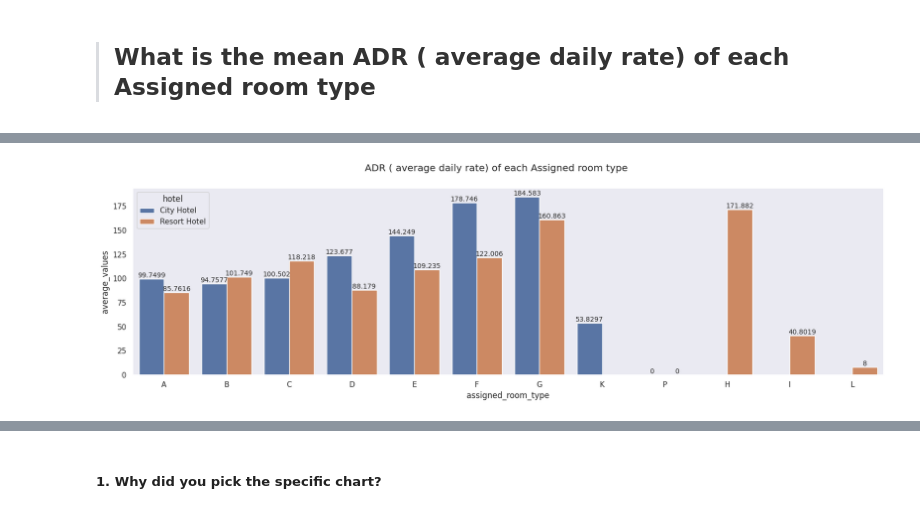
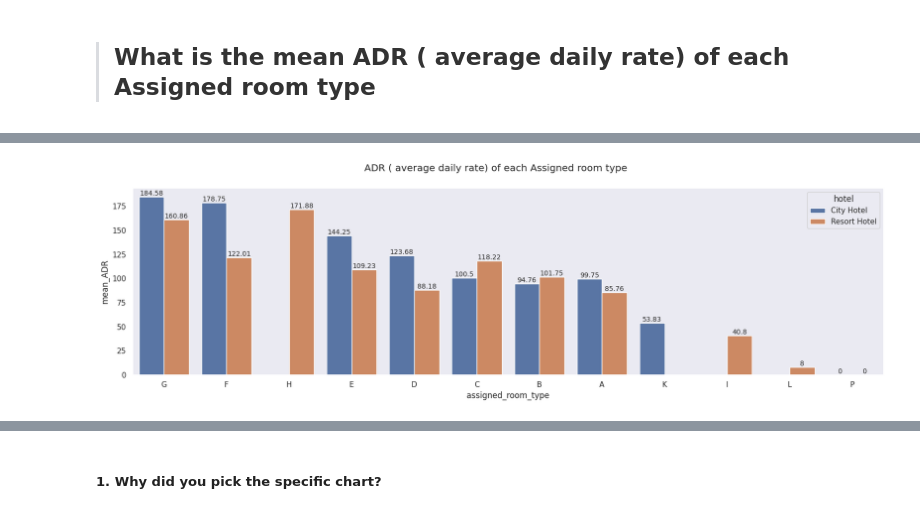
Before and after one commit to Bhushan0097/01.-CAPSTONE-PROJECT----Hotel-Bookings.csv, a Jupyter notebook: 01_Capstone_Project_EDA_HotelBooking.ipynb, the cells around one changed output, grey strips where cells are left out. Saved outputs shown, nothing was run; the diff lists cells and outputs as text; code cells hidden in the pictures.

```diff
--- a/01_Capstone_Project_EDA_HotelBooking.ipynb
+++ b/01_Capstone_Project_EDA_HotelBooking.ipynb
@@ -1036,7 +1050,7 @@ y = year_count[year_count['Year_Cycle'] == 'Year 2015- 16'].head(1)
 # %%
 def calc_percentage(a,b):
   val = ((a -b)  *100/ b)
-  val = '{:.2f}'.format(val)
+  val = round(val/2)
   return val
 # %%
 if x['Count'].item() >  y['Count'].item() :
@@ -1997,6 +2251,6 @@ Answer Here
 
 >  <h2> <b> <font color ="#333">  What is the mean ADR ( average daily rate) of  each Assigned room type </div> </b>
 # %%
-group_ADR = hotel_data2.groupby(['hotel','assigned_room_type'])['adr'].mean().reset_index(name="average_values")
-group_ADR
+group_ADR = hotel_data2.groupby(['hotel','assigned_room_type'])['adr'].mean().reset_index(name="mean_ADR")
+group_ADR.head(5)
 # %% [output]
@@ -2019,0 +2263,3 @@ group_ADR
+# %%
+group_ADR['mean_ADR'] = group_ADR['mean_ADR'].apply(lambda x : round(x, 2))
+group_ADR.head(5)
@@ -2020,14 +2273,16 @@ group_ADR
+# %%
+group_ADR.sort_values(by='mean_ADR', ascending=False, inplace= True)
 # %%
 # Chart - 10 visualization code
 
 sns.set_style("dark")
 
 fig, ax = plt.subplots(figsize=(20, 5))
 
 fig.suptitle('ADR ( average daily rate) of each Assigned room type')
-meal_vis = sns.barplot(data = group_ADR, x = 'assigned_room_type',y='average_values' , hue = 'hotel' )
+meal_vis = sns.barplot(data = group_ADR, x = 'assigned_room_type',y='mean_ADR' , hue = 'hotel' )
 
 for container in meal_vis.containers:
     meal_vis.bar_label(container, size='small')
 # %% [output]
-[figure, old version]
+[figure, new version]
```
Also changed, not shown: parts of 107 cells of this notebook.
